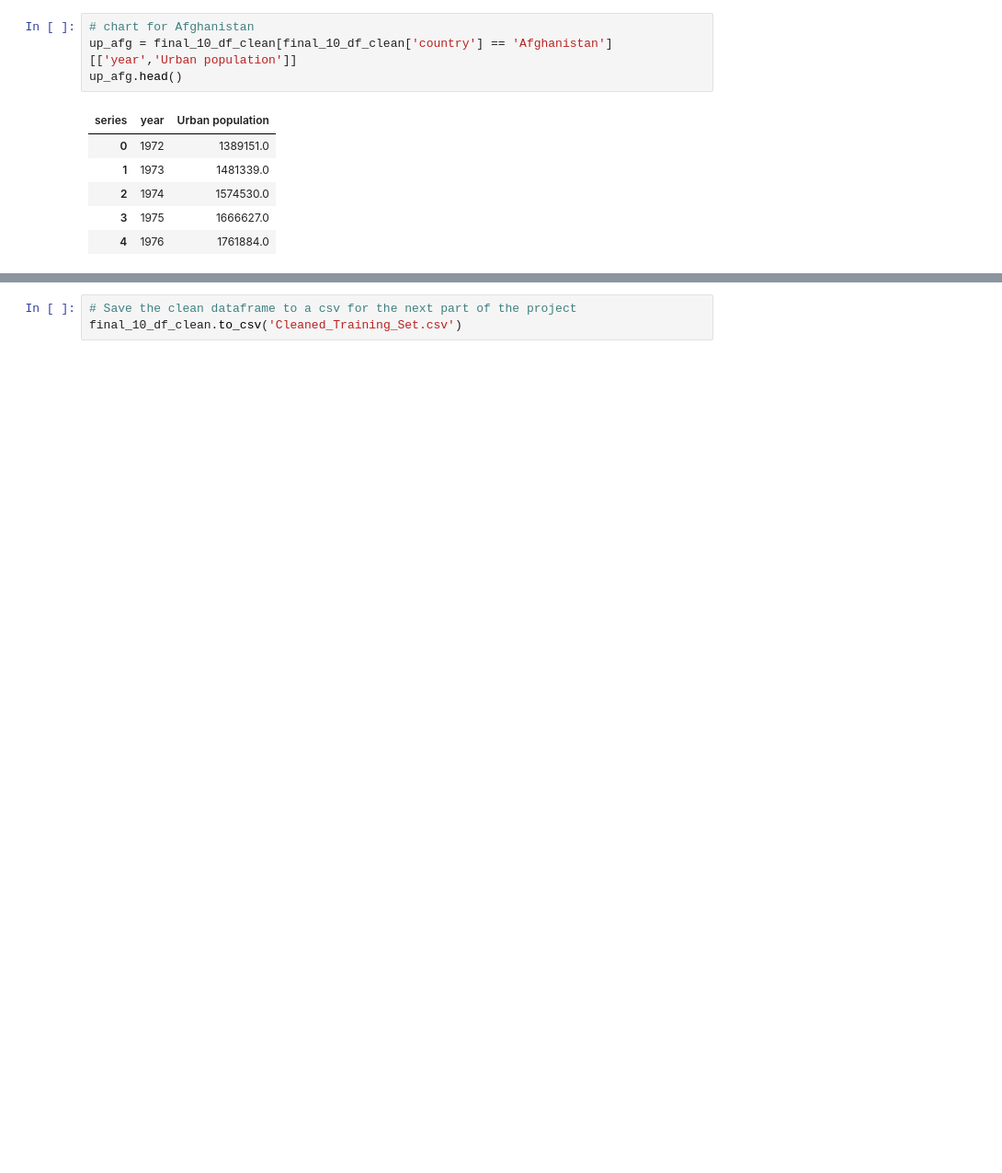
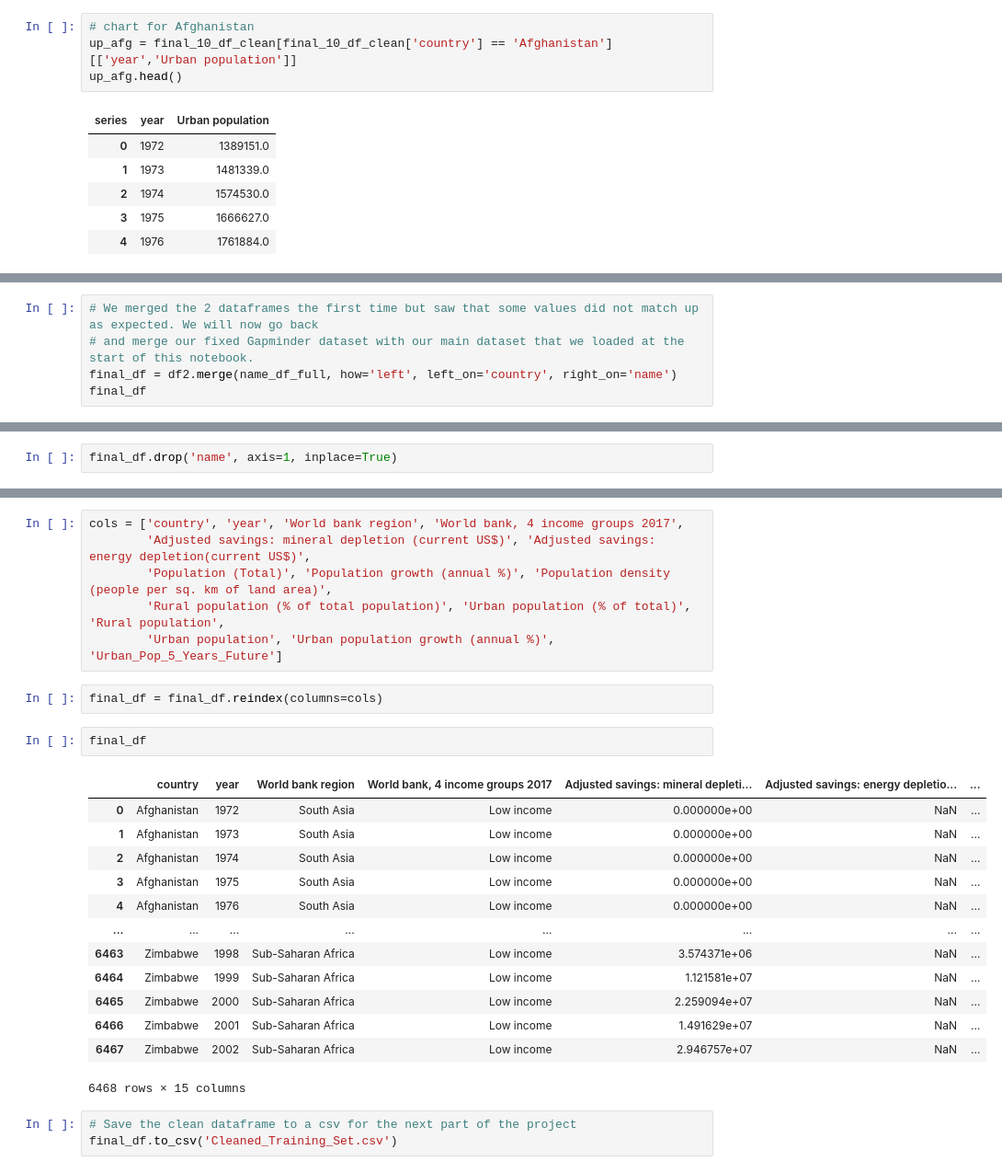
Before and after one commit to ashtonreed/Springboard, a Jupyter notebook: Capstone1/Capstone1_Data_Wrangling.ipynb, the cells around one changed output, grey strips where cells are left out. Shown: that part at 92% size. Cells and saved outputs as stored; diff of their text form; blank space fills up the shorter version.

```diff
--- a/Capstone1/Capstone1_Data_Wrangling.ipynb
+++ b/Capstone1/Capstone1_Data_Wrangling.ipynb
@@ -562,0 +835,5 @@ plt.show()
+# %%
+# We merged the 2 dataframes the first time but saw that some values did not match up as expected. We will now go back
+# and merge our fixed Gapminder dataset with our main dataset that we loaded at the start of this notebook.
+final_df = df2.merge(name_df_full, how='left', left_on='country', right_on='name')
+final_df
@@ -562,0 +875,2 @@ plt.show()
+# %%
+final_df.drop('name', axis=1, inplace=True)
@@ -563,3 +893,27 @@ plt.show()
+# %%
+cols = ['country', 'year', 'World bank region', 'World bank, 4 income groups 2017',
+        'Adjusted savings: mineral depletion (current US$)', 'Adjusted savings: energy depletion(current US$)',
+        'Population (Total)', 'Population growth (annual %)', 'Population density (people per sq. km of land area)',
+        'Rural population (% of total population)', 'Urban population (% of total)', 'Rural population',
+        'Urban population', 'Urban population growth (annual %)', 'Urban_Pop_5_Years_Future']
+# %%
+final_df = final_df.reindex(columns=cols)
+# %%
+final_df
+# %% [output]
+|  | country | year | World bank region | World bank, 4 income groups 2017 | Adjusted savings: mineral depleti... | Adjusted savings: energy depletio... | ... |
+| 0 | Afghanistan | 1972 | South Asia | Low income | 0.000000e+00 | NaN | ... |
+| 1 | Afghanistan | 1973 | South Asia | Low income | 0.000000e+00 | NaN | ... |
+| 2 | Afghanistan | 1974 | South Asia | Low income | 0.000000e+00 | NaN | ... |
+| 3 | Afghanistan | 1975 | South Asia | Low income | 0.000000e+00 | NaN | ... |
+| 4 | Afghanistan | 1976 | South Asia | Low income | 0.000000e+00 | NaN | ... |
+| ... | ... | ... | ... | ... | ... | ... | ... |
+| 6463 | Zimbabwe | 1998 | Sub-Saharan Africa | Low income | 3.574371e+06 | NaN | ... |
+| 6464 | Zimbabwe | 1999 | Sub-Saharan Africa | Low income | 1.121581e+07 | NaN | ... |
+| 6465 | Zimbabwe | 2000 | Sub-Saharan Africa | Low income | 2.259094e+07 | NaN | ... |
+| 6466 | Zimbabwe | 2001 | Sub-Saharan Africa | Low income | 1.491629e+07 | NaN | ... |
+| 6467 | Zimbabwe | 2002 | Sub-Saharan Africa | Low income | 2.946757e+07 | NaN | ... |
+6468 rows × 15 columns
 # %%
 # Save the clean dataframe to a csv for the next part of the project
-final_10_df_clean.to_csv('Cleaned_Training_Set.csv')
+final_df.to_csv('Cleaned_Training_Set.csv')
```
Also changed, not shown: parts of 35 cells of this notebook, 1 other file.
